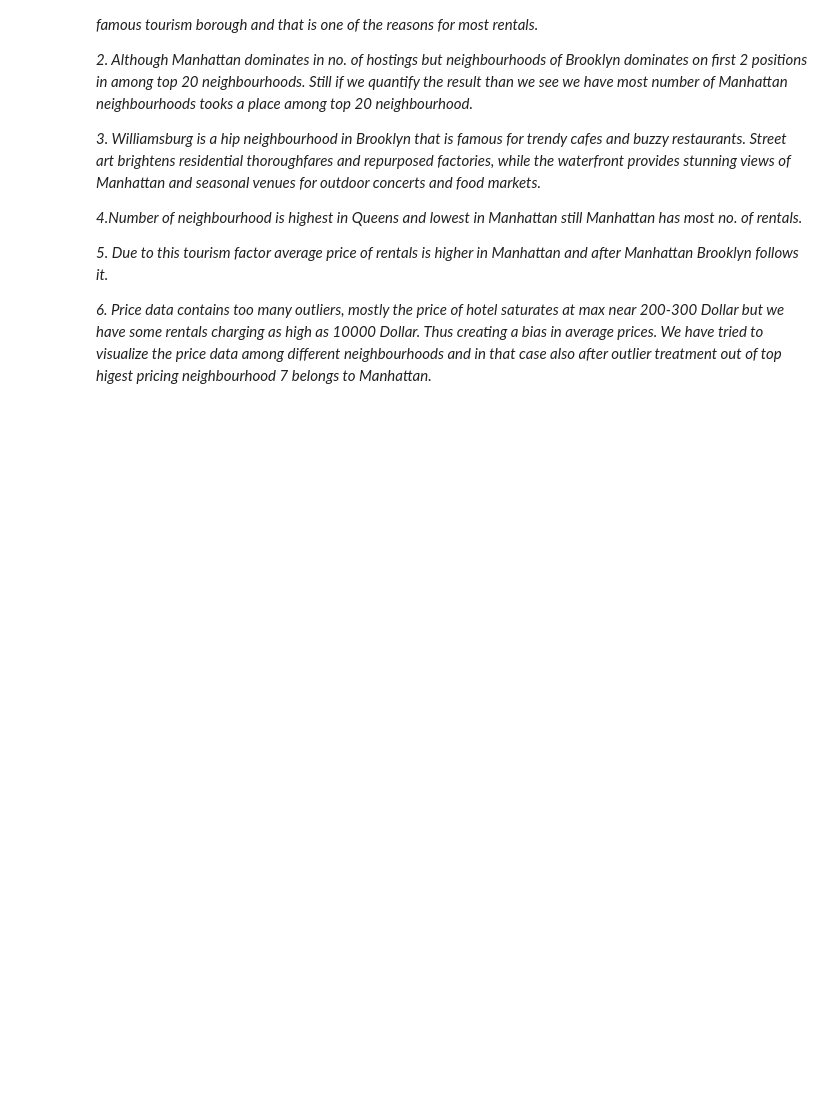
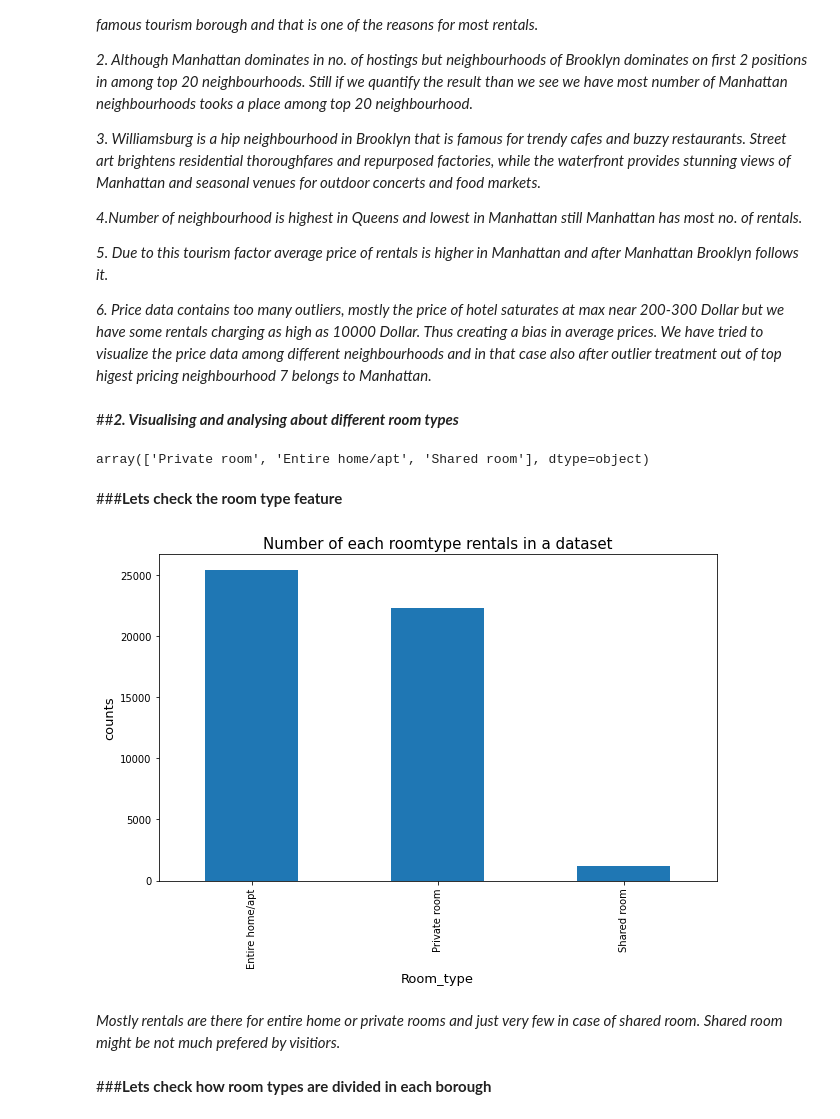
Before and after one commit to kiranmahara9600/AirbnbNYC_2019_Analysis, a Jupyter notebook: Airbnb_Bookings_Analysis.ipynb, the cells around one changed output. Saved outputs shown, nothing was run; the diff lists cells and outputs as text; code cells hidden in the pictures; blank space fills up the shorter version.

```diff
--- a/Airbnb_Bookings_Analysis.ipynb
+++ b/Airbnb_Bookings_Analysis.ipynb
@@ -547,3 +548,29 @@ plt.show()
 *5. Due to this tourism factor average price of rentals is higher in Manhattan and after Manhattan Brooklyn follows it.*
 
 *6. Price data contains too many outliers, mostly the price of hotel saturates at max near 200-300 Dollar but we have some rentals charging as high as 10000 Dollar. Thus creating a bias in average prices. We have tried to visualize the price data among different neighbourhoods and in that case also after outlier treatment out of top higest pricing neighbourhood 7 belongs to Manhattan.*
+# %% [markdown]
+##***2. Visualising and analysing about different room types***
+# %%
+#----------------------Block 25----------------------------------
+
+#unique room_type values
+airbnbNY_data['room_type'].unique()
+# %% [output]
+array(['Private room', 'Entire home/apt', 'Shared room'], dtype=object)
+# %% [markdown]
+###**Lets check the room type feature**
+# %%
+#----------------------Block 26----------------------------------
+
+plt.rcParams['figure.figsize']=(10,6)  #defining figure
+airbnbNY_data['room_type'].value_counts().plot.bar()  #bar plot representing counts of each room type
+plt.title('Number of each roomtype rentals in a dataset',fontsize=15)
+plt.xlabel('Room_type',fontsize=13)
+plt.ylabel('counts',fontsize=13)
+plt.show()
+# %% [output]
+[figure, added]
+# %% [markdown]
+*Mostly rentals are there for entire home or private rooms and just very few in case of shared room. Shared room might be not much prefered by visitiors.*
+# %% [markdown]
+###**Lets check how room types are divided in each borough**
```
Also changed, not shown: parts of 20 cells of this notebook.
